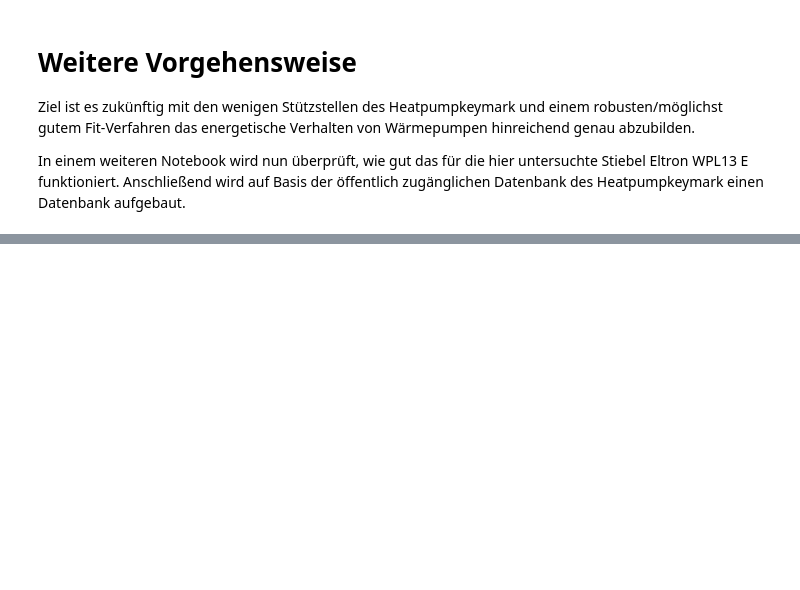
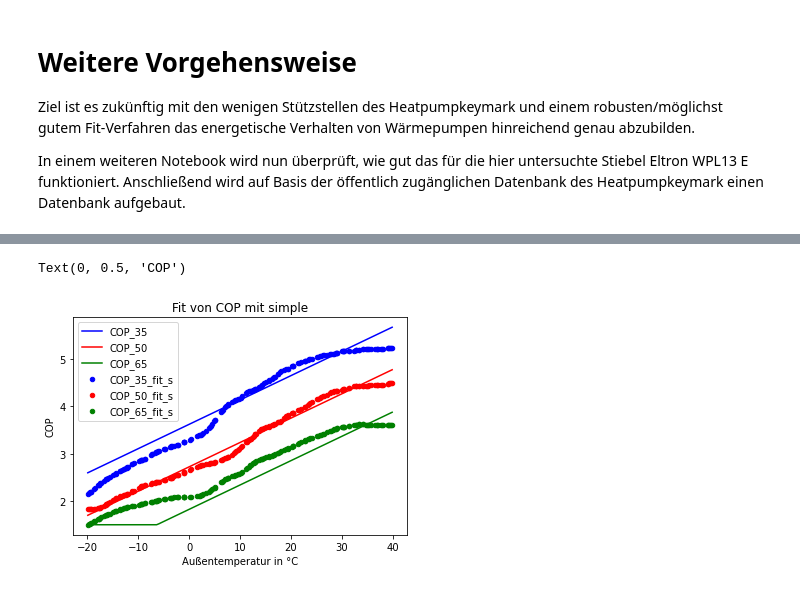
Before and after one commit to FZJ-IEK3-VSA/hplib, a Jupyter notebook: example/StiebelEltronWPL13/heatpump_model_wpl13_diagramm.ipynb, the cells around one changed output, grey strips where cells are left out. Cells and saved outputs as stored; diff of their text form; code cells hidden in the pictures; blank space fills up the shorter version.

```diff
--- a/example/StiebelEltronWPL13/heatpump_model_wpl13_diagramm.ipynb
+++ b/example/StiebelEltronWPL13/heatpump_model_wpl13_diagramm.ipynb
@@ -367,0 +470,17 @@ In einem weiteren Notebook wird nun überprüft, wie gut das für die hier unter
+# %%
+# Idee: Wenn man den COP nach unten noch auf minimal 1,5 begrenzt, dann sähe das so aus
+# COP vergleichen
+data2['COP_s'] = pd.DataFrame(func_simple(para_wpl13_comp['COP'], data2['T_in'], data2['T_out'])).clip(lower=1.5)
+# Simple
+fig, axes = plt.subplots(nrows=1, ncols=1)
+data2[data2['T_out']==35].plot(ax=axes, x='T_in', y='COP', kind='scatter', label='COP_35', c='Blue', title='Fit von COP mit simple')
+data2[data2['T_out']==50].plot(ax=axes, x='T_in', y='COP', kind='scatter', label='COP_50', c='Red')
+data2[data2['T_out']==65].plot(ax=axes, x='T_in', y='COP', kind='scatter', label='COP_65', c='Green')
+data2[data2['T_out']==35].plot(ax=axes, x='T_in', y='COP_s', kind='line', label='COP_35_fit_s', c='Blue')
+data2[data2['T_out']==50].plot(ax=axes, x='T_in', y='COP_s', kind='line', label='COP_50_fit_s', c='Red')
+data2[data2['T_out']==65].plot(ax=axes, x='T_in', y='COP_s', kind='line', label='COP_65_fit_s', c='Green')
+axes.set_xlabel("Außentemperatur in °C")
+axes.set_ylabel("COP")
+# %% [output]
+Text(0, 0.5, 'COP')
+[figure, added]
```
Also changed, not shown: parts of 17 cells of this notebook.
